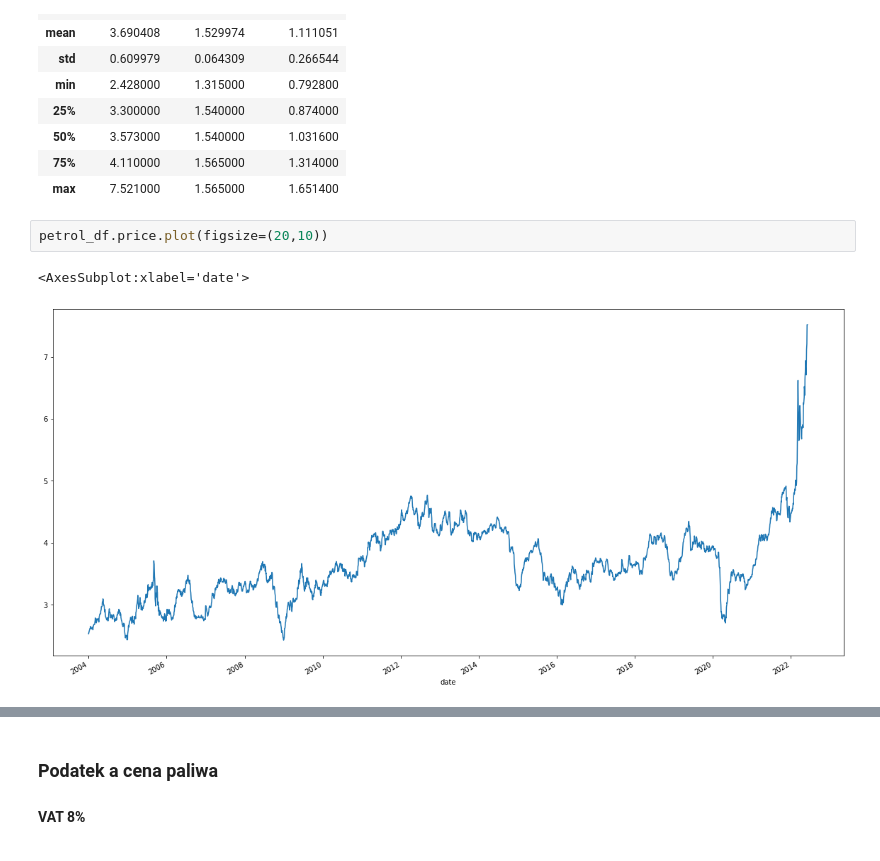
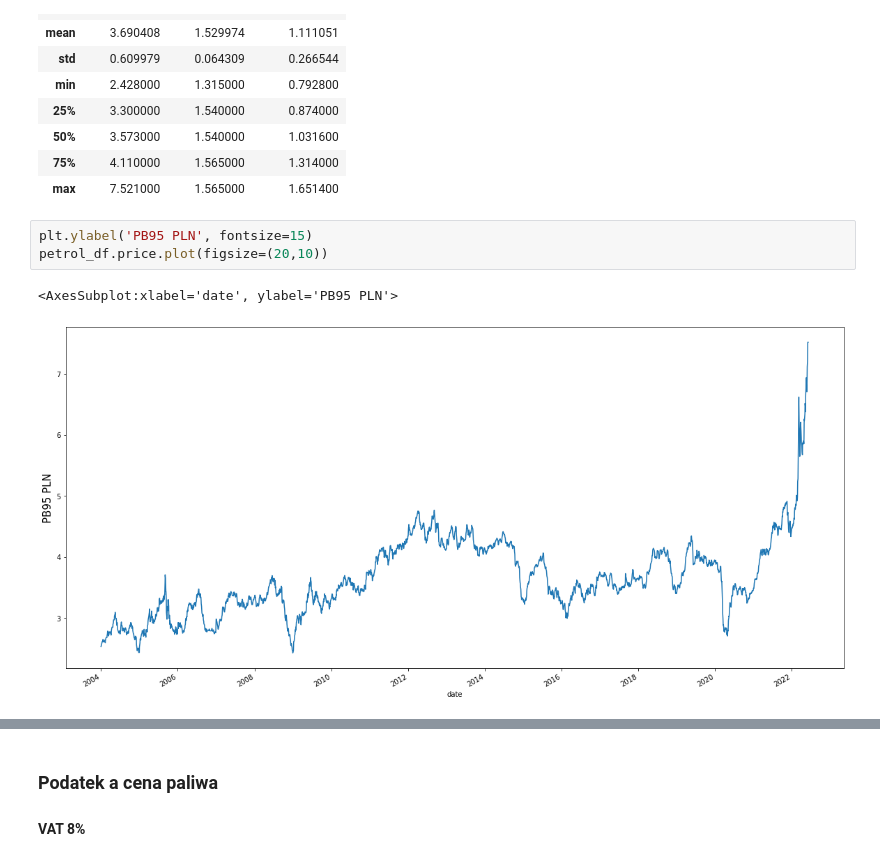
Before and after one commit to xanno/fuel_price_poland, a Jupyter notebook: cena_paliw.ipynb, the cells around one changed output, grey strips where cells are left out. Drawn from its saved outputs; the diff is of its cells as text.

```diff
--- a/cena_paliw.ipynb
+++ b/cena_paliw.ipynb
@@ -57,10 +57,11 @@ petrol_df.describe()
 | 75% | 4.110000 | 1.565000 | 1.314000 |
 | max | 7.521000 | 1.565000 | 1.651400 |
 # %%
+plt.ylabel('PB95 PLN', fontsize=15)
 petrol_df.price.plot(figsize=(20,10))
 # %% [output]
-<AxesSubplot:xlabel='date'>
+<AxesSubplot:xlabel='date', ylabel='PB95 PLN'>
-[figure, old version]
+[figure, new version]
 # %% [markdown]
 ![green-divider](https://user-images.githubusercontent.com/7065401/52071924-c003ad80-2562-11e9-8297-1c6595f8a7ff.png)
 # %% [markdown]
```
Also changed, not shown: parts of 16 cells of this notebook.
